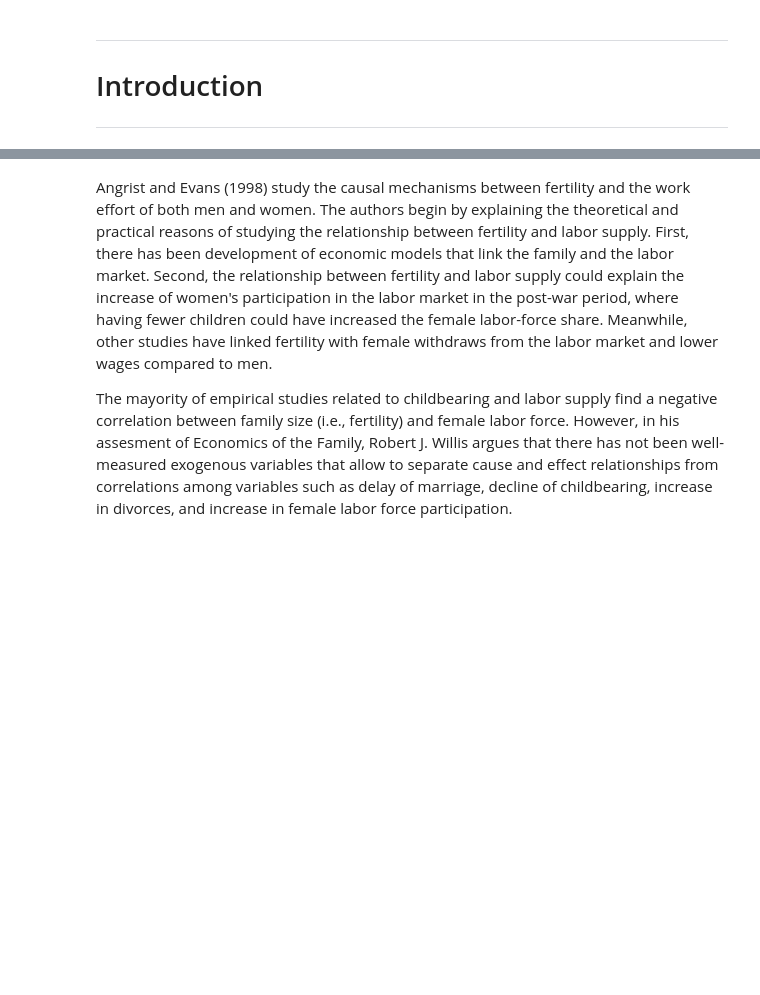
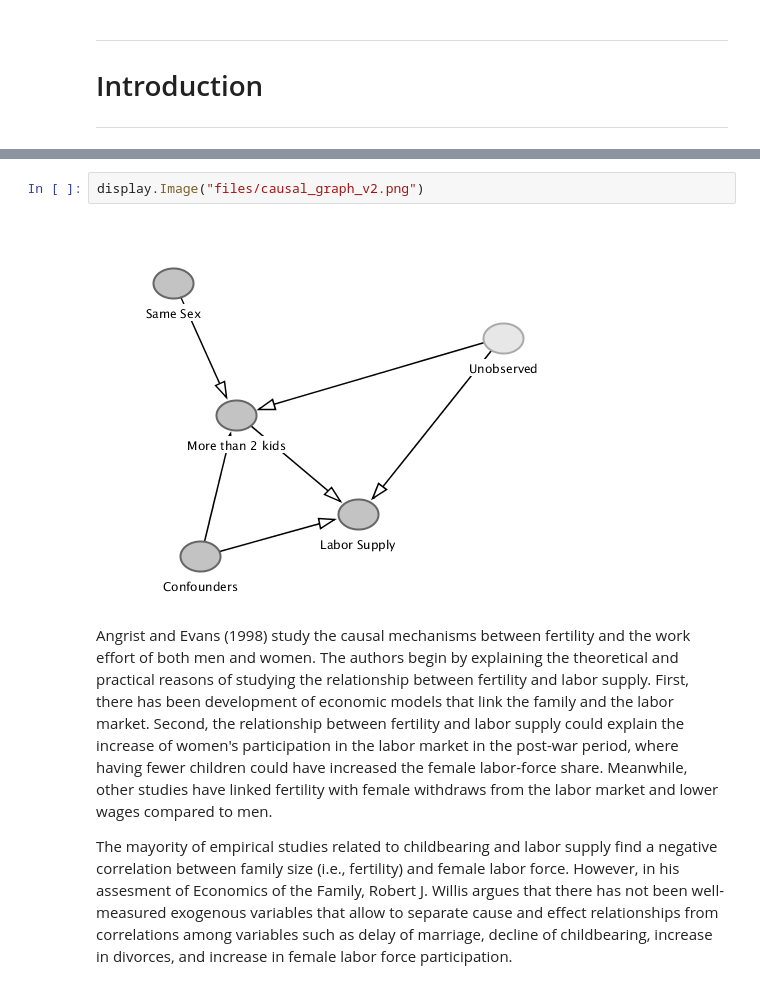
Before and after one commit to carolinalvarez/angrist-and-evans-1998-python, a Jupyter notebook: Angrist_and_Evans_1998.ipynb, the cells around one changed output, grey strips where cells are left out. Cells and saved outputs as stored; diff of their text form; blank space fills up the shorter version.

Commit message:
fix causal graph

```diff
--- a/Angrist_and_Evans_1998.ipynb
+++ b/Angrist_and_Evans_1998.ipynb
@@ -87,3 +83,7 @@ from auxiliary.auxiliary_regressions import (
+# %%
+display.Image("files/causal_graph_v2.png")
+# %% [output]
+[figure, added]
 # %% [markdown]
 Angrist and Evans (1998) study the causal mechanisms between fertility and the work effort of both men and women. The authors begin by explaining the theoretical and practical reasons of studying the relationship between fertility and labor supply. First, there has been development of economic models that link the family and the labor market. Second, the relationship between fertility and labor supply could explain the increase of women's participation in the labor market in the post-war period, where having fewer children could have increased the female labor-force share. Meanwhile, other studies have linked fertility with female withdraws from the labor market and lower wages compared to men.
 
```
Also changed, not shown: parts of 2 cells of this notebook.
